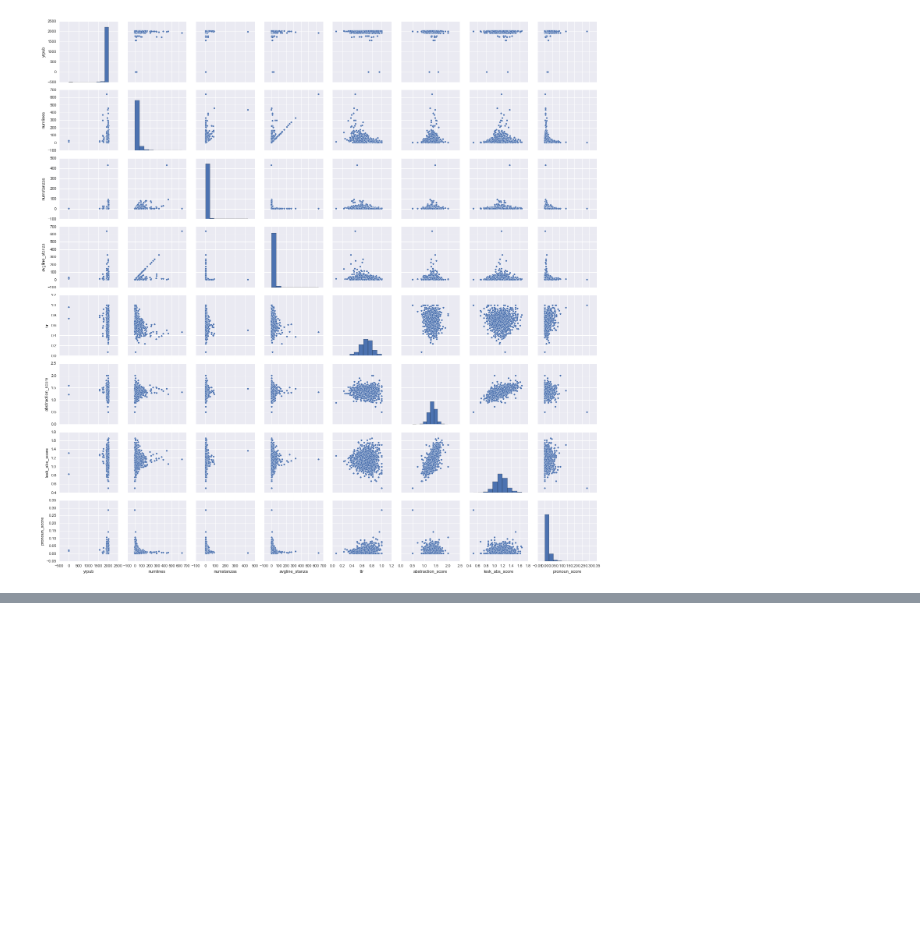
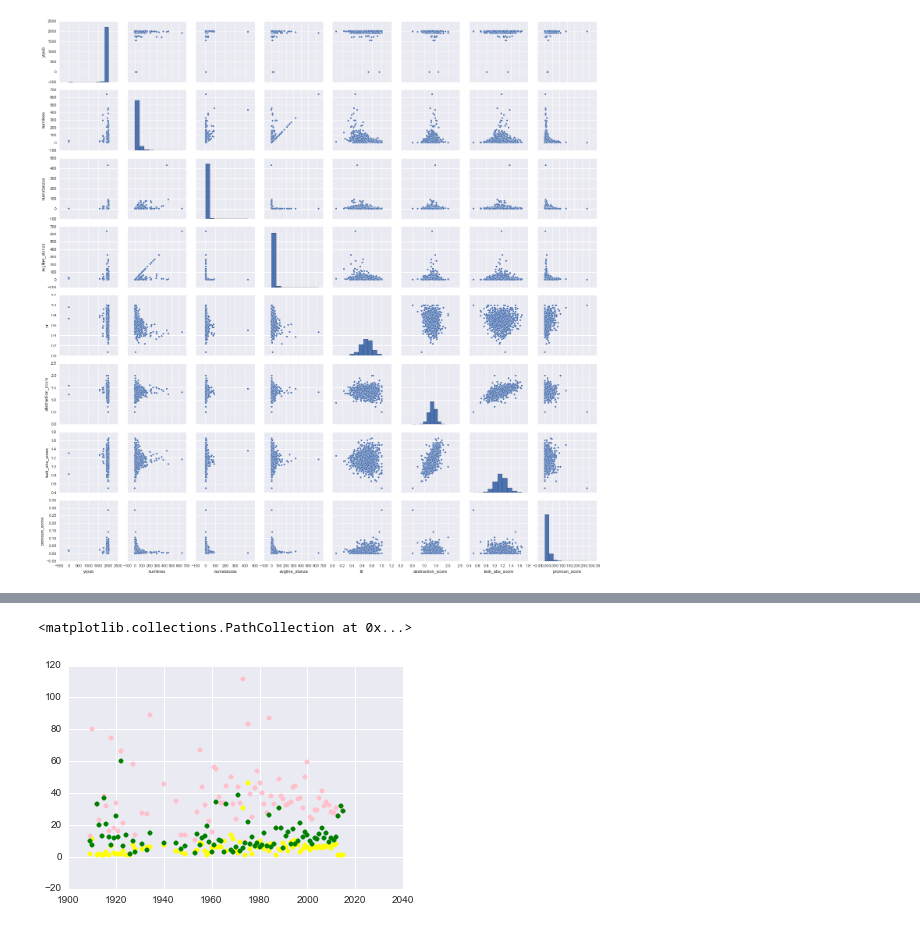
Before and after one commit to huiruru/FinalProject, a Jupyter notebook: ScratchPad/PoemTextAnalysis.ipynb, the cells around one changed output, grey strips where cells are left out. Saved outputs shown, nothing was run; the diff lists cells and outputs as text; code cells hidden in the pictures; blank space fills up the shorter version.

```diff
--- a/ScratchPad/PoemTextAnalysis.ipynb
+++ b/ScratchPad/PoemTextAnalysis.ipynb
@@ -233,0 +430,7 @@ sns.pairplot(a)
+# %%
+plt.scatter(visdf.index, visdf['numstanzas'], color = 'yellow')
+plt.scatter(visdf.index, visdf['numlines'], color = 'pink')
+plt.scatter(visdf.index, visdf['avgline_stanza'], color = 'green')
+# %% [output]
+<matplotlib.collections.PathCollection at 0x...>
+[figure, added]
```
Also changed, not shown: parts of 62 cells of this notebook, 3 other files.
